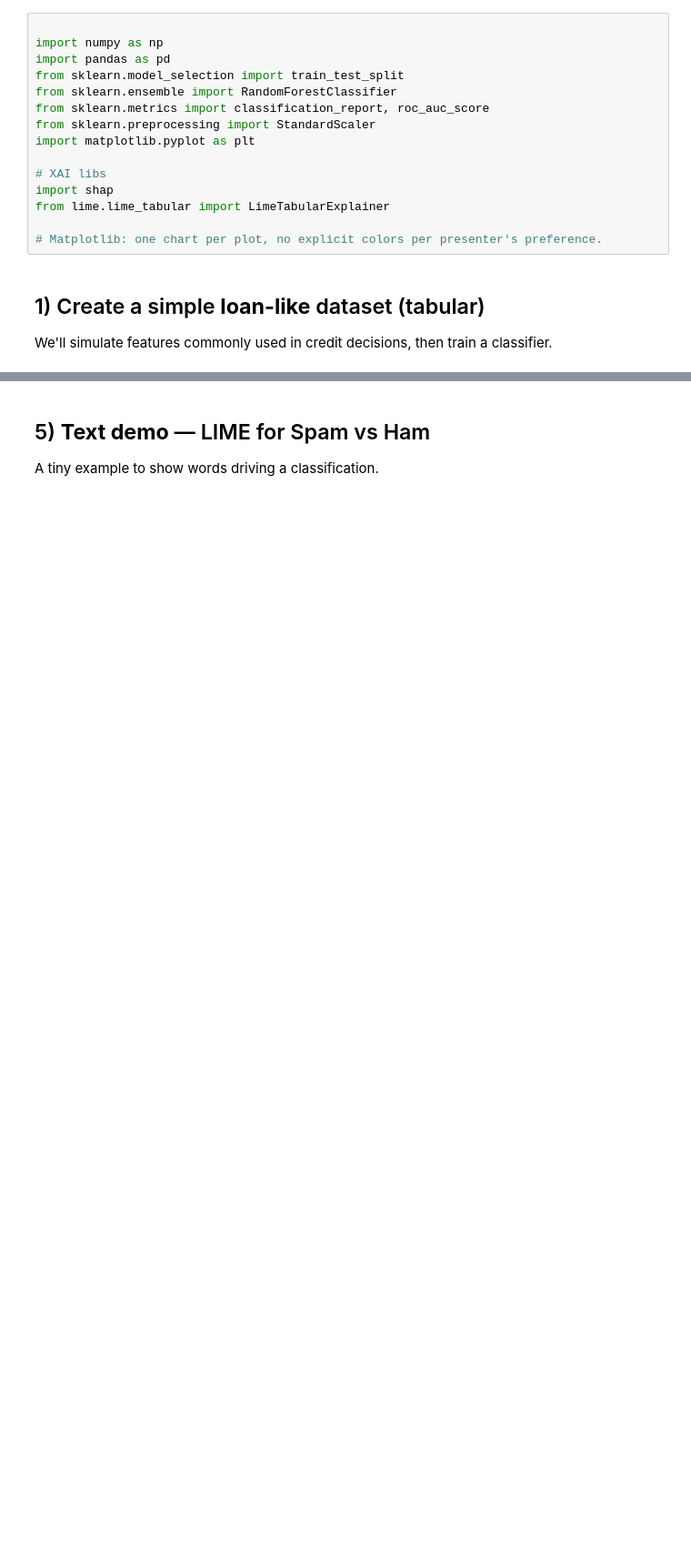
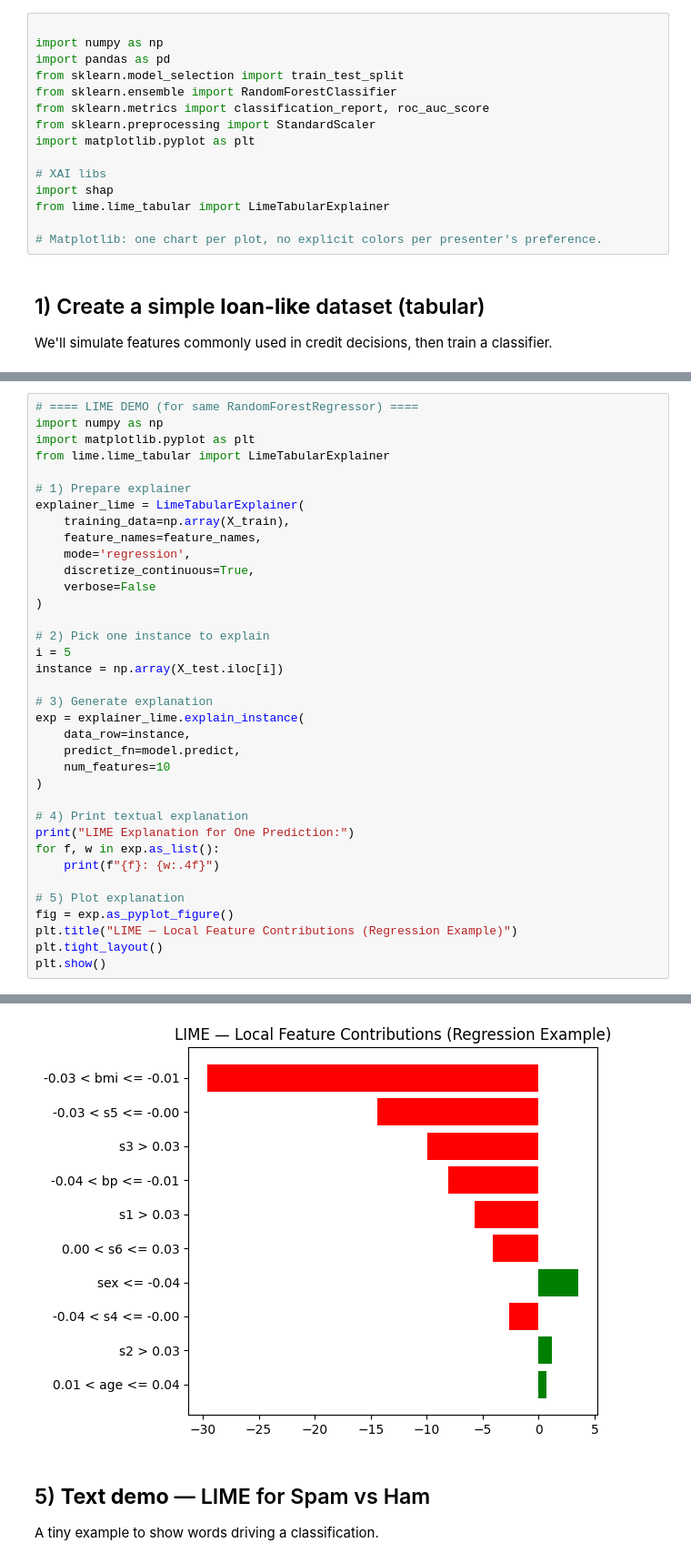
Before and after one commit to joshuadollison/CIS591, a Jupyter notebook: XAI_LIME_SHAP_Demo.ipynb, the cells around one changed output, grey strips where cells are left out. Shown at 91% size. Cells and saved outputs as stored; diff of their text form; blank space fills up the shorter version.

```diff
--- a/XAI_LIME_SHAP_Demo.ipynb
+++ b/XAI_LIME_SHAP_Demo.ipynb
@@ -228,0 +115,37 @@ ValueError: shape mismatch: objects cannot be broadcast to a single shape.  Mism
+# %%
+# ==== LIME DEMO (for same RandomForestRegressor) ====
+import numpy as np
+import matplotlib.pyplot as plt
+from lime.lime_tabular import LimeTabularExplainer
+
+# 1) Prepare explainer
+explainer_lime = LimeTabularExplainer(
+    training_data=np.array(X_train),
+    feature_names=feature_names,
+    mode='regression',
+    discretize_continuous=True,
+    verbose=False
+)
+
+# 2) Pick one instance to explain
+i = 5
+instance = np.array(X_test.iloc[i])
+
+# 3) Generate explanation
+exp = explainer_lime.explain_instance(
+    data_row=instance,
+    predict_fn=model.predict,
+    num_features=10
+)
+
+# 4) Print textual explanation
+print("LIME Explanation for One Prediction:")
+for f, w in exp.as_list():
+    print(f"{f}: {w:.4f}")
+
+# 5) Plot explanation
+fig = exp.as_pyplot_figure()
+plt.title("LIME — Local Feature Contributions (Regression Example)")
+plt.tight_layout()
+plt.show()
+# %% [output]
@@ -229,3 +163,4 @@ ValueError: shape mismatch: objects cannot be broadcast to a single shape.  Mism
+[figure, added]
 # %% [markdown]
 
 ## 5) **Text demo** — LIME for Spam vs Ham
```
Also changed, not shown: parts of 9 cells of this notebook, 2 other files.
